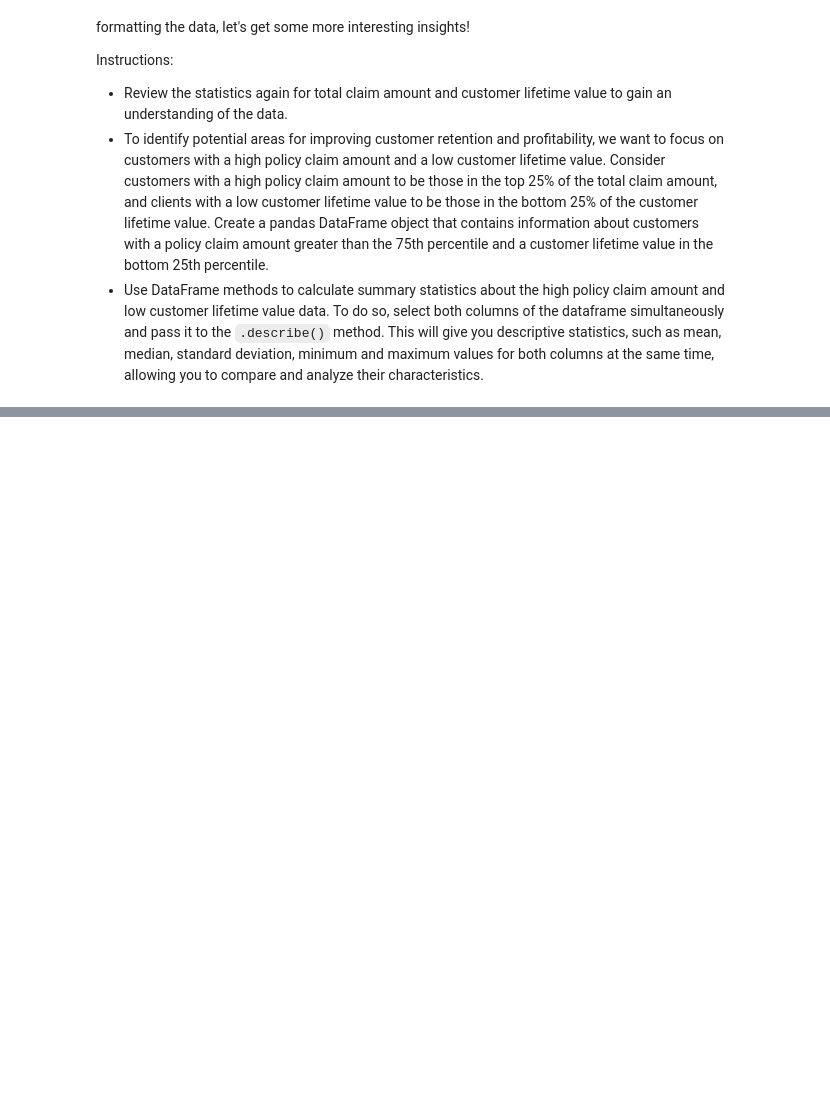
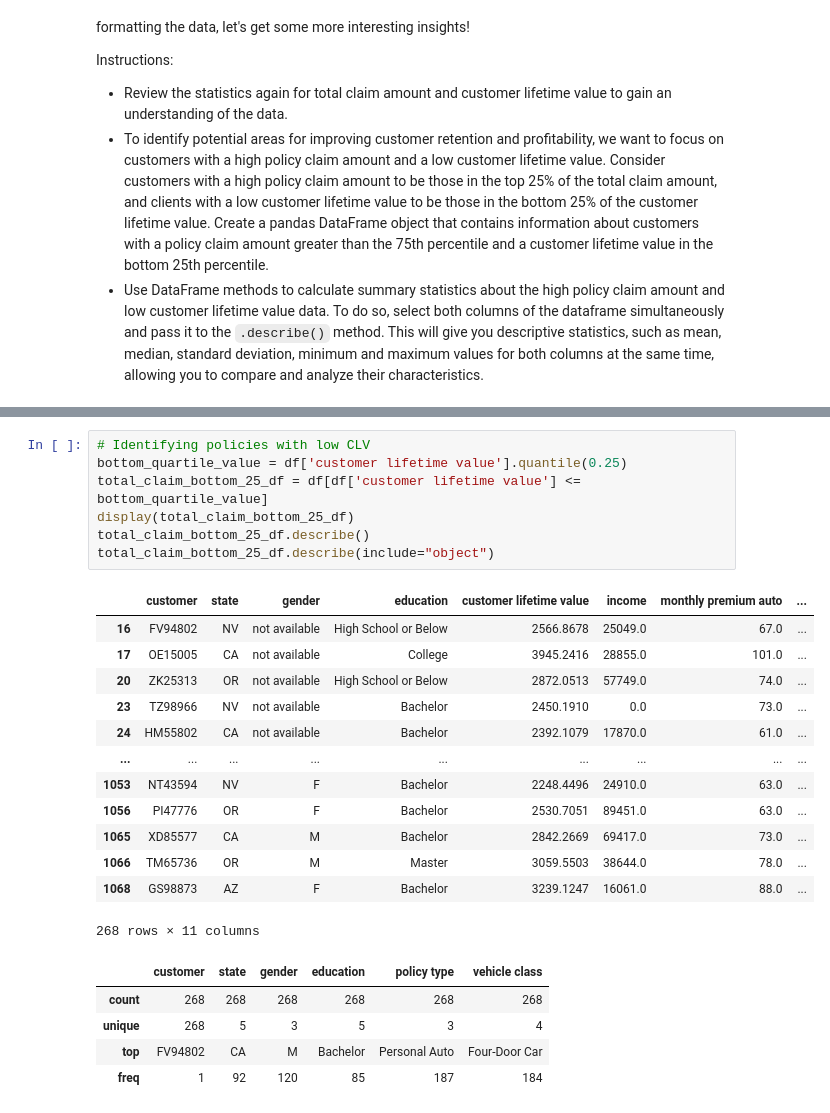
Before and after one commit to DarceeAnne/lab-dw-data-cleaning-and-formatting, a Jupyter notebook: lab-dw-data-cleaning-and-formatting.ipynb, the cells around one changed output, grey strips where cells are left out. Drawn from its saved outputs; the diff is of its cells as text; blank space fills up the shorter version.

```diff
--- a/lab-dw-data-cleaning-and-formatting.ipynb
+++ b/lab-dw-data-cleaning-and-formatting.ipynb
@@ -322,0 +492,26 @@ Instructions:
+# %%
+# Identifying policies with low CLV
+bottom_quartile_value = df['customer lifetime value'].quantile(0.25)
+total_claim_bottom_25_df = df[df['customer lifetime value'] <= bottom_quartile_value]
+display(total_claim_bottom_25_df)
+total_claim_bottom_25_df.describe()
+total_claim_bottom_25_df.describe(include="object")
+# %% [output]
+|  | customer | state | gender | education | customer lifetime value | income | monthly premium auto | ... |
+| 16 | FV94802 | NV | not available | High School or Below | 2566.8678 | 25049.0 | 67.0 | ... |
+| 17 | OE15005 | CA | not available | College | 3945.2416 | 28855.0 | 101.0 | ... |
+| 20 | ZK25313 | OR | not available | High School or Below | 2872.0513 | 57749.0 | 74.0 | ... |
+| 23 | TZ98966 | NV | not available | Bachelor | 2450.1910 | 0.0 | 73.0 | ... |
+| 24 | HM55802 | CA | not available | Bachelor | 2392.1079 | 17870.0 | 61.0 | ... |
+| ... | ... | ... | ... | ... | ... | ... | ... | ... |
+| 1053 | NT43594 | NV | F | Bachelor | 2248.4496 | 24910.0 | 63.0 | ... |
+| 1056 | PI47776 | OR | F | Bachelor | 2530.7051 | 89451.0 | 63.0 | ... |
+| 1065 | XD85577 | CA | M | Bachelor | 2842.2669 | 69417.0 | 73.0 | ... |
+| 1066 | TM65736 | OR | M | Master | 3059.5503 | 38644.0 | 78.0 | ... |
+| 1068 | GS98873 | AZ | F | Bachelor | 3239.1247 | 16061.0 | 88.0 | ... |
+268 rows × 11 columns
+|  | customer | state | gender | education | policy type | vehicle class |
+| count | 268 | 268 | 268 | 268 | 268 | 268 |
+| unique | 268 | 5 | 3 | 5 | 3 | 4 |
+| top | FV94802 | CA | M | Bachelor | Personal Auto | Four-Door Car |
+| freq | 1 | 92 | 120 | 85 | 187 | 184 |
```
Also changed, not shown: parts of 13 cells of this notebook, 1 other file.
